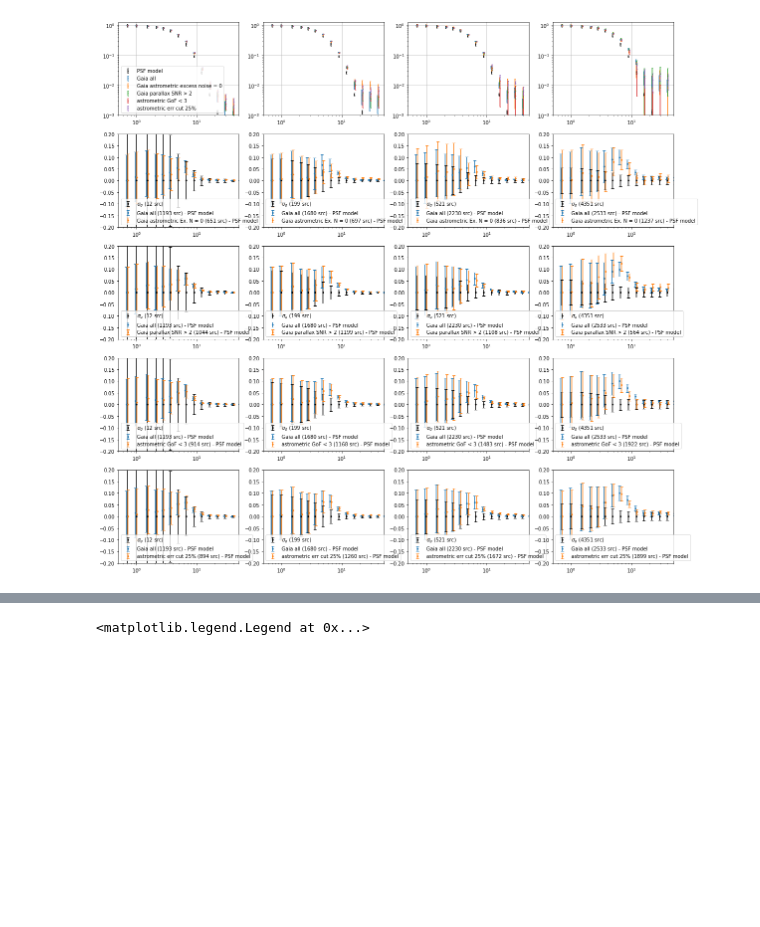
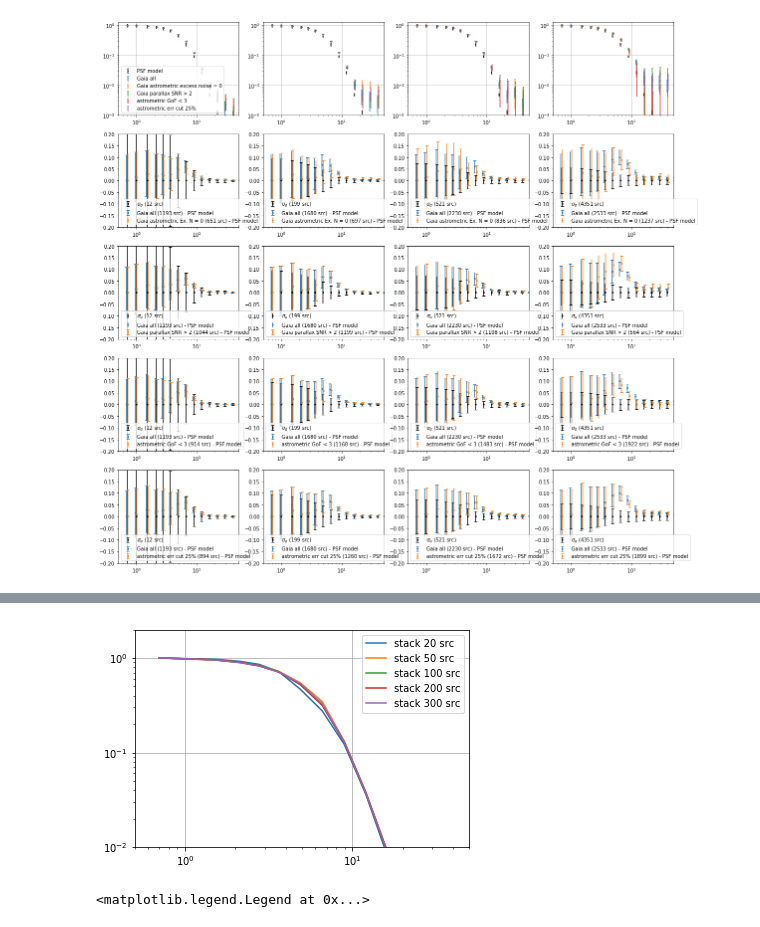
Before and after one commit to yuntingcheng/python_ciber, a Jupyter notebook: stack_modelfit/gaia.ipynb, the cells around one changed output, grey strips where cells are left out. Cells and saved outputs as stored; diff of their text form; code cells hidden in the pictures; blank space fills up the shorter version.

```diff
--- a/stack_modelfit/gaia.ipynb
+++ b/stack_modelfit/gaia.ipynb
@@ -282,3 +545,18 @@ plt.savefig('/Users/ytcheng/Desktop/gaia_stack_filter.png', dpi = 100, bbox_inch
+# %%
+im = 0
+m_min, m_max = profdict[im]['m_min'], profdict[im]['m_max']
+for Nsrc in Nsrcs[4:]:
+    profdat = profdict[im]['prof'][Nsrc]
+    prof = profdat['prof']
+    rbins = profdat['rbins']*0.7
+    plt.loglog(rbins,prof/prof[0],label='stack %d src'%Nsrc)
+plt.legend()
+plt.xlim([0.5,50])
+plt.ylim([1e-2,2])
+plt.grid()
+# plt.savefig('/Users/ytcheng/Desktop/stack_Nsrc_test.png', dpi = 100, bbox_inches='tight')
+# %% [output]
+[figure, added]
 # %%
 # process Gaia raw data
 
```
Also changed, not shown: parts of 8 cells of this notebook, 2 other files.
